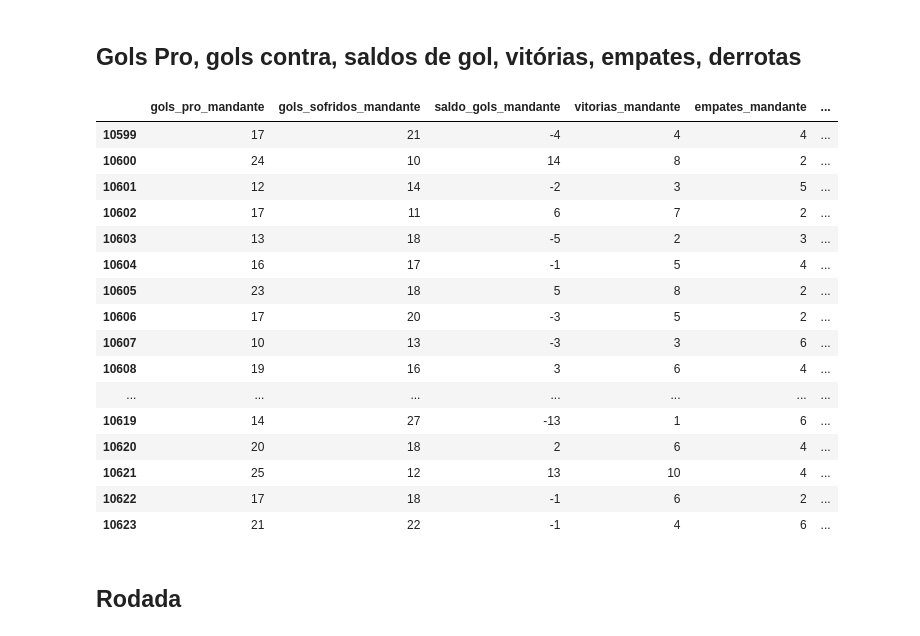
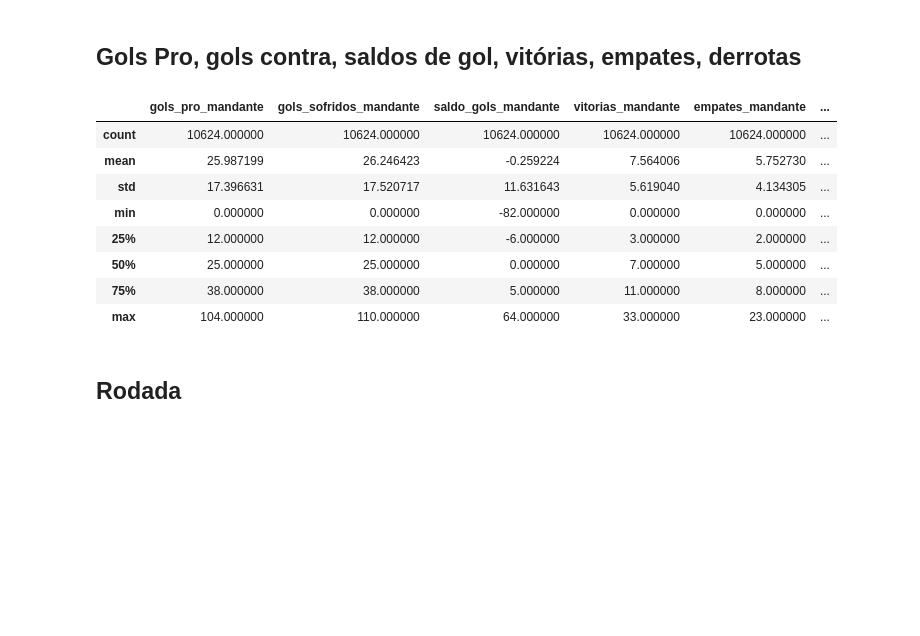
Before and after one commit to leandroassis/sportbet_model, a Jupyter notebook: data/feature_eng.ipynb, the cells around one changed output. Saved outputs shown, nothing was run; the diff lists cells and outputs as text; code cells hidden in the pictures; blank space fills up the shorter version.

```diff
--- a/data/feature_eng.ipynb
+++ b/data/feature_eng.ipynb
@@ -89,25 +89,17 @@ for ano in dataset['ano_campeonato'].unique():
 # %%
 # Exibe as primeiras linhas com as novas colunas para verificação
 dataset[['gols_pro_mandante', 'gols_sofridos_mandante', 'saldo_gols_mandante', 'vitorias_mandante', 'empates_mandante', 'derrotas_mandante',
-         'gols_pro_visitante', 'gols_sofridos_visitante', 'saldo_gols_visitante', 'vitorias_visitante', 'empates_visitante', 'derrotas_visitante']].tail(25)
+         'gols_pro_visitante', 'gols_sofridos_visitante', 'saldo_gols_visitante', 'vitorias_visitante', 'empates_visitante', 'derrotas_visitante']].describe()
 # %% [output]
 |  | gols_pro_mandante | gols_sofridos_mandante | saldo_gols_mandante | vitorias_mandante | empates_mandante | ... |
-| 10599 | 17 | 21 | -4 | 4 | 4 | ... |
-| 10600 | 24 | 10 | 14 | 8 | 2 | ... |
-| 10601 | 12 | 14 | -2 | 3 | 5 | ... |
-| 10602 | 17 | 11 | 6 | 7 | 2 | ... |
-| 10603 | 13 | 18 | -5 | 2 | 3 | ... |
-| 10604 | 16 | 17 | -1 | 5 | 4 | ... |
-| 10605 | 23 | 18 | 5 | 8 | 2 | ... |
-| 10606 | 17 | 20 | -3 | 5 | 2 | ... |
-| 10607 | 10 | 13 | -3 | 3 | 6 | ... |
-| 10608 | 19 | 16 | 3 | 6 | 4 | ... |
-| ... | ... | ... | ... | ... | ... | ... |
-| 10619 | 14 | 27 | -13 | 1 | 6 | ... |
-| 10620 | 20 | 18 | 2 | 6 | 4 | ... |
-| 10621 | 25 | 12 | 13 | 10 | 4 | ... |
-| 10622 | 17 | 18 | -1 | 6 | 2 | ... |
-| 10623 | 21 | 22 | -1 | 4 | 6 | ... |
+| count | 10624.000000 | 10624.000000 | 10624.000000 | 10624.000000 | 10624.000000 | ... |
+| mean | 25.987199 | 26.246423 | -0.259224 | 7.564006 | 5.752730 | ... |
+| std | 17.396631 | 17.520717 | 11.631643 | 5.619040 | 4.134305 | ... |
+| min | 0.000000 | 0.000000 | -82.000000 | 0.000000 | 0.000000 | ... |
+| 25% | 12.000000 | 12.000000 | -6.000000 | 3.000000 | 2.000000 | ... |
+| 50% | 25.000000 | 25.000000 | 0.000000 | 7.000000 | 5.000000 | ... |
+| 75% | 38.000000 | 38.000000 | 5.000000 | 11.000000 | 8.000000 | ... |
+| max | 104.000000 | 110.000000 | 64.000000 | 33.000000 | 23.000000 | ... |
 # %% [markdown]
 ## Rodada
 # %%
```
Also changed, not shown: parts of 3 cells of this notebook, 5 other files.
